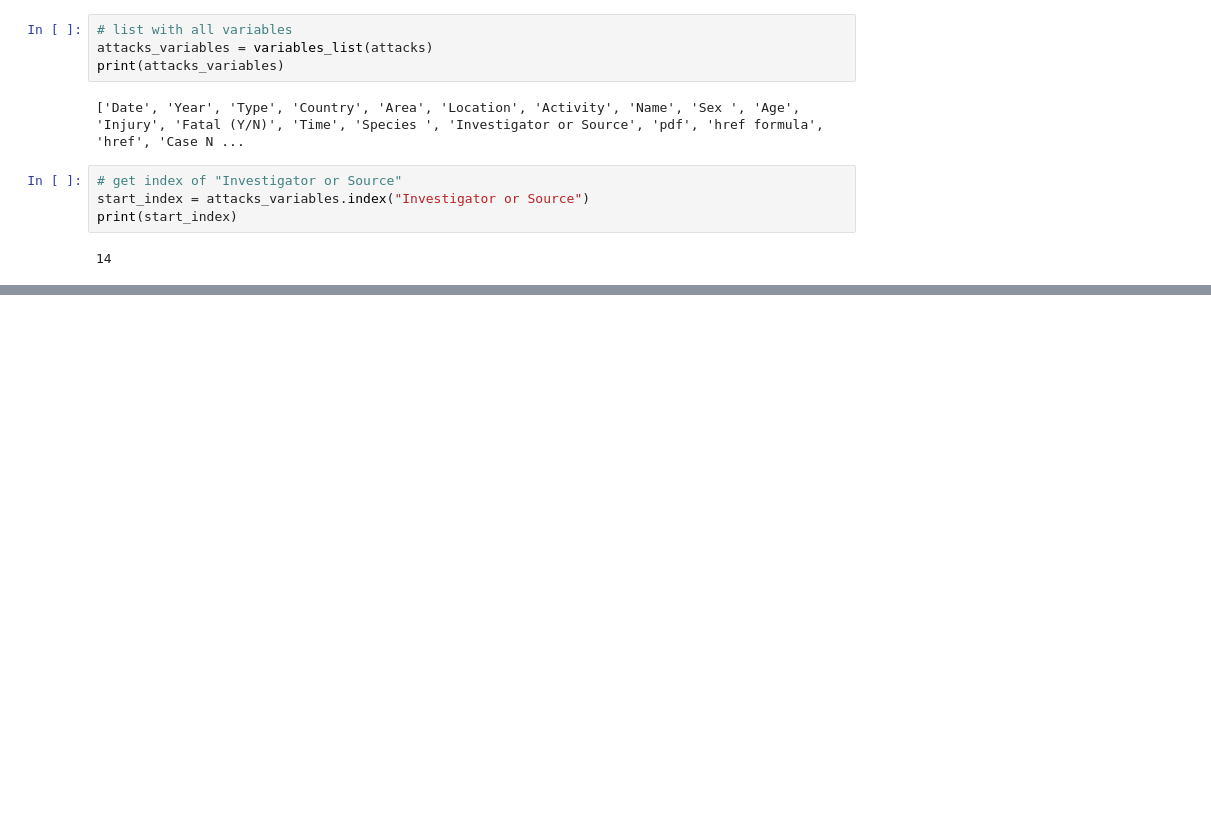
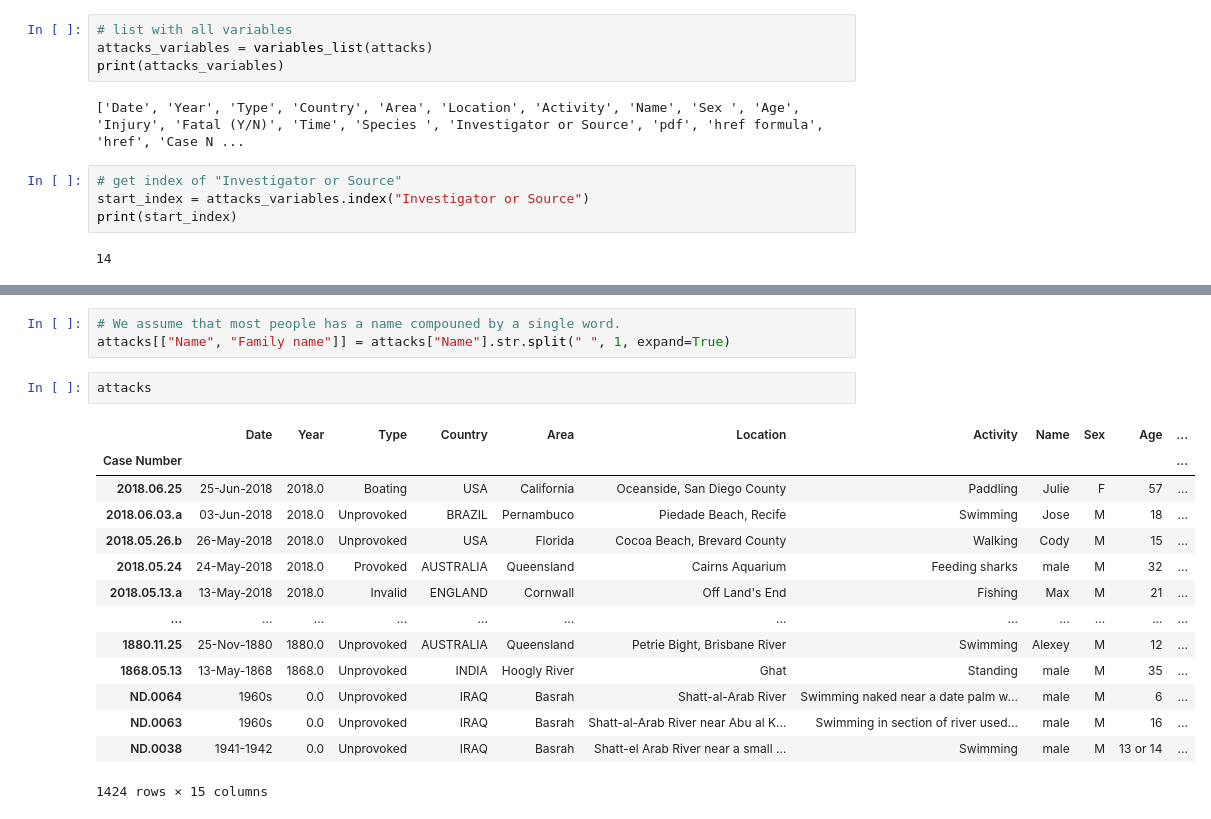
Before and after one commit to gerardrius/Gerard-project-I-pandas, a Jupyter notebook: clean.ipynb, the cells around one changed output, grey strips where cells are left out. Drawn from its saved outputs; the diff is of its cells as text; blank space fills up the shorter version.

```diff
--- a/clean.ipynb
+++ b/clean.ipynb
@@ -34,0 +262,20 @@ KeyError: "['column'] not found in axis"
+# %%
+# We assume that most people has a name compouned by a single word.
+attacks[["Name", "Family name"]] = attacks["Name"].str.split(" ", 1, expand=True)
+# %%
+attacks
+# %% [output]
+|  | Date | Year | Type | Country | Area | Location | Activity | Name | Sex | Age | ... |
+| Case Number |  |  |  |  |  |  |  |  |  |  | ... |
+| 2018.06.25 | 25-Jun-2018 | 2018.0 | Boating | USA | California | Oceanside, San Diego County | Paddling | Julie | F | 57 | ... |
+| 2018.06.03.a | 03-Jun-2018 | 2018.0 | Unprovoked | BRAZIL | Pernambuco | Piedade Beach, Recife | Swimming | Jose | M | 18 | ... |
+| 2018.05.26.b | 26-May-2018 | 2018.0 | Unprovoked | USA | Florida | Cocoa Beach, Brevard County | Walking | Cody | M | 15 | ... |
+| 2018.05.24 | 24-May-2018 | 2018.0 | Provoked | AUSTRALIA | Queensland | Cairns Aquarium | Feeding sharks | male | M | 32 | ... |
+| 2018.05.13.a | 13-May-2018 | 2018.0 | Invalid | ENGLAND | Cornwall | Off Land's End | Fishing | Max | M | 21 | ... |
+| ... | ... | ... | ... | ... | ... | ... | ... | ... | ... | ... | ... |
+| 1880.11.25 | 25-Nov-1880 | 1880.0 | Unprovoked | AUSTRALIA | Queensland | Petrie Bight, Brisbane River | Swimming | Alexey | M | 12 | ... |
+| 1868.05.13 | 13-May-1868 | 1868.0 | Unprovoked | INDIA | Hoogly River | Ghat | Standing | male | M | 35 | ... |
+| ND.0064 | 1960s | 0.0 | Unprovoked | IRAQ | Basrah | Shatt-al-Arab River | Swimming naked near a date palm w... | male | M | 6 | ... |
+| ND.0063 | 1960s | 0.0 | Unprovoked | IRAQ | Basrah | Shatt-al-Arab River near Abu al K... | Swimming in section of river used... | male | M | 16 | ... |
+| ND.0038 | 1941-1942 | 0.0 | Unprovoked | IRAQ | Basrah | Shatt-el Arab River near a small ... | Swimming | male | M | 13 or 14 | ... |
+1424 rows × 15 columns
```
Also changed, not shown: parts of 31 cells of this notebook, 1 other file.
